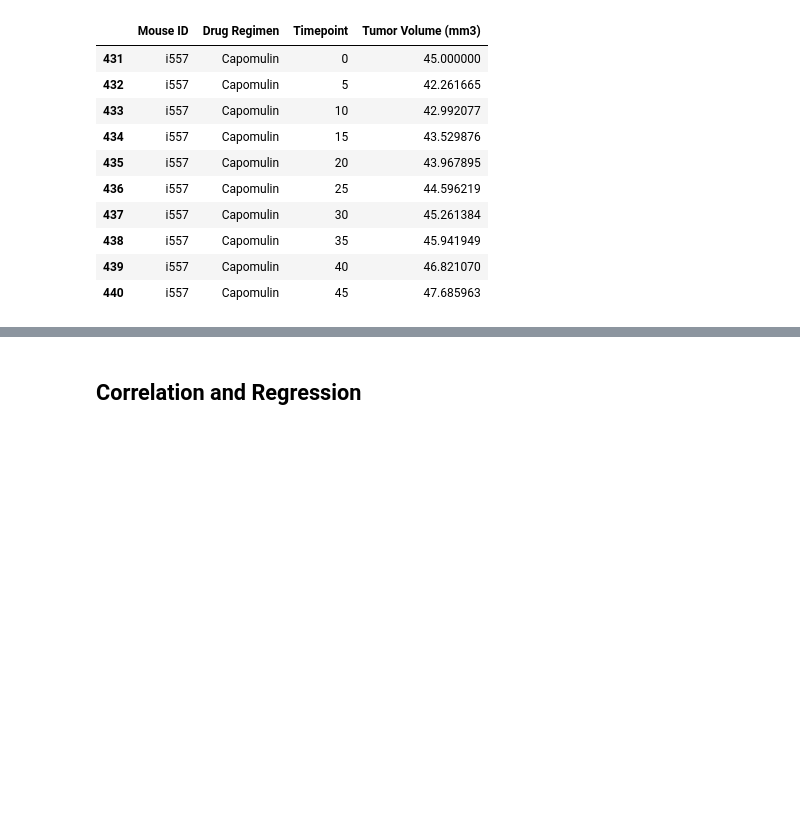
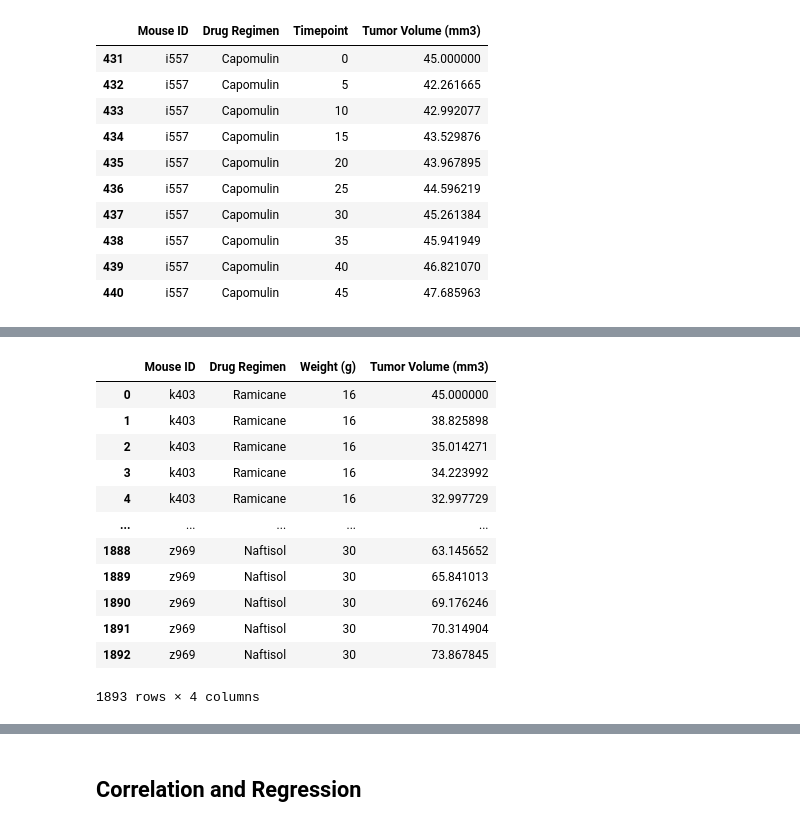
Before and after one commit to lgrayes/matplotlib-challenge, a Jupyter notebook: Pymaceuticals/matTest03.ipynb, the cells around one changed output, grey strips where cells are left out. Cells and saved outputs as stored; diff of their text form; code cells hidden in the pictures; blank space fills up the shorter version.

```diff
--- a/Pymaceuticals/matTest03.ipynb
+++ b/Pymaceuticals/matTest03.ipynb
@@ -790,0 +801,17 @@ plt.show()
+# %%
+regimen10_df = merge1_df[["Mouse ID", "Drug Regimen", "Weight (g)", "Tumor Volume (mm3)"]]
+regimen10_df
+# %% [output]
+|  | Mouse ID | Drug Regimen | Weight (g) | Tumor Volume (mm3) |
+| 0 | k403 | Ramicane | 16 | 45.000000 |
+| 1 | k403 | Ramicane | 16 | 38.825898 |
+| 2 | k403 | Ramicane | 16 | 35.014271 |
+| 3 | k403 | Ramicane | 16 | 34.223992 |
+| 4 | k403 | Ramicane | 16 | 32.997729 |
+| ... | ... | ... | ... | ... |
+| 1888 | z969 | Naftisol | 30 | 63.145652 |
+| 1889 | z969 | Naftisol | 30 | 65.841013 |
+| 1890 | z969 | Naftisol | 30 | 69.176246 |
+| 1891 | z969 | Naftisol | 30 | 70.314904 |
+| 1892 | z969 | Naftisol | 30 | 73.867845 |
+1893 rows × 4 columns
```
Also changed, not shown: parts of 11 cells of this notebook.
